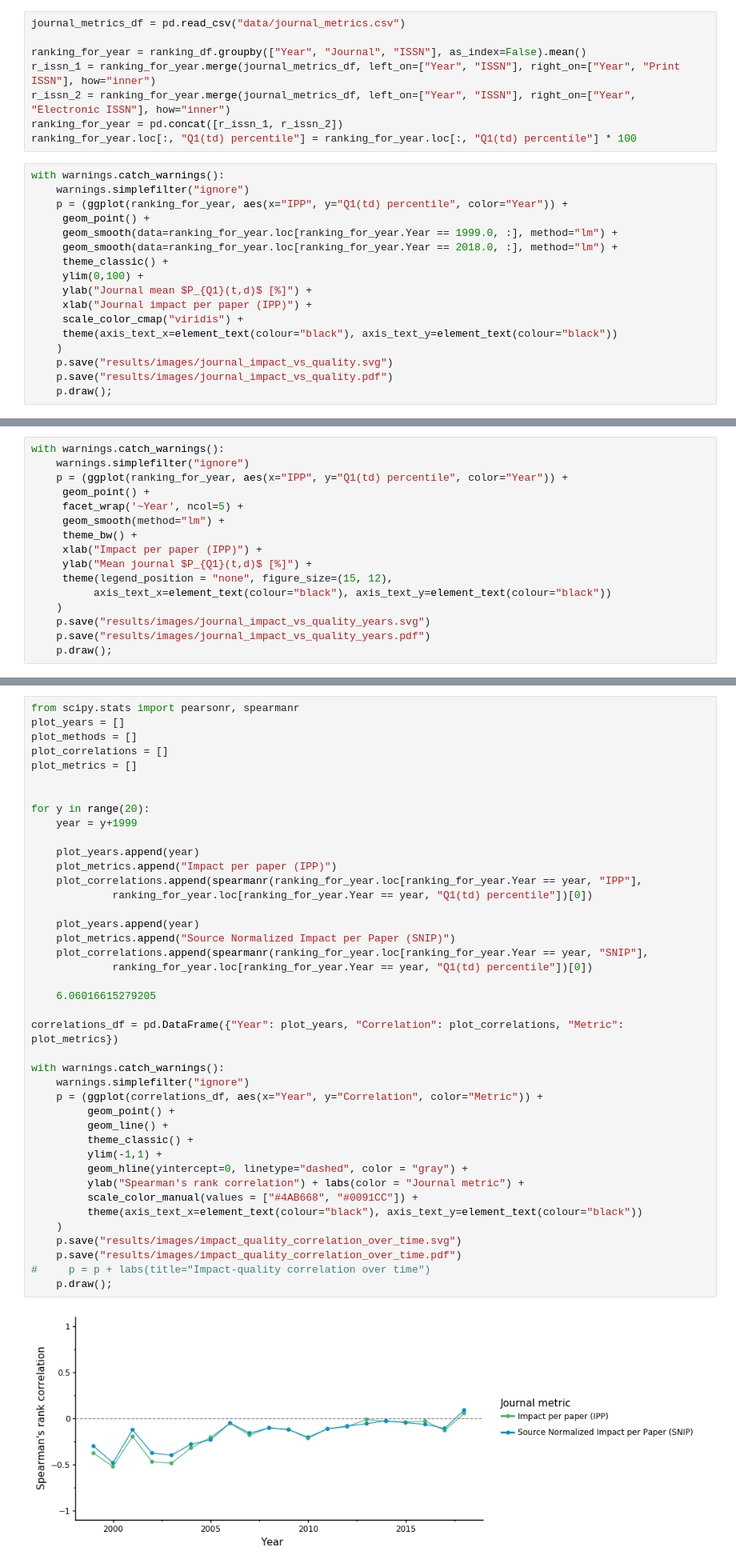
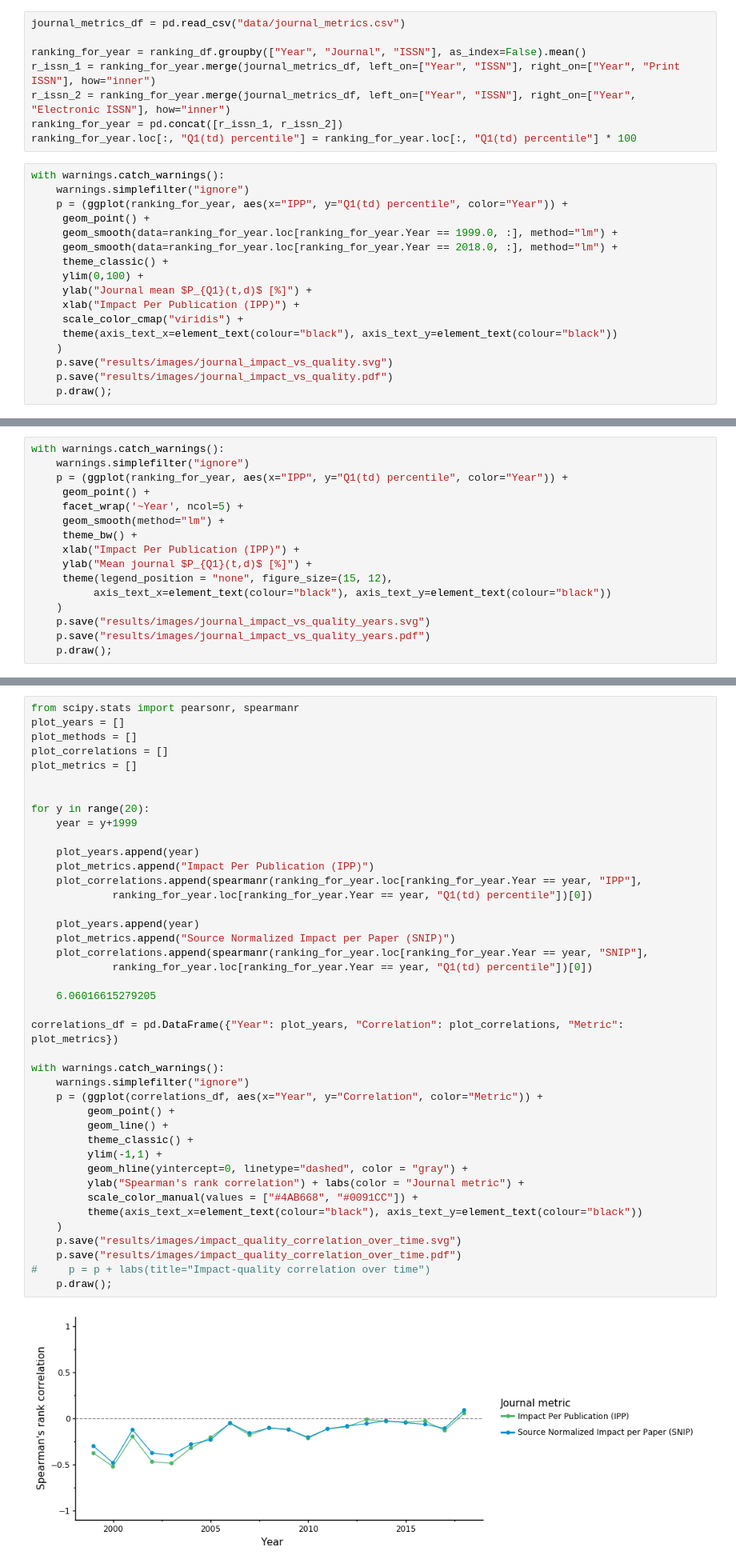
Before and after one commit to dabrze/pdb_structure_quality, a Jupyter notebook: PDB analysis.ipynb, the cells around one changed output, grey strips where cells are left out. Shown at 80% size. Saved outputs shown, nothing was run; the diff lists cells and outputs as text.

```diff
--- a/PDB analysis.ipynb
+++ b/PDB analysis.ipynb
@@ -1110,7 +1110,7 @@ with warnings.catch_warnings():
      theme_classic() +
      ylim(0,100) +
      ylab("Journal mean $P_{Q1}(t,d)$ [%]") +
-     xlab("Journal impact per paper (IPP)") +
+     xlab("Impact Per Publication (IPP)") +
      scale_color_cmap("viridis") +
      theme(axis_text_x=element_text(colour="black"), axis_text_y=element_text(colour="black"))
     )
@@ -1143,7 +1143,7 @@ with warnings.catch_warnings():
      facet_wrap('~Year', ncol=5) +
      geom_smooth(method="lm") +
      theme_bw() +
-     xlab("Impact per paper (IPP)") +
+     xlab("Impact Per Publication (IPP)") +
      ylab("Mean journal $P_{Q1}(t,d)$ [%]") +
      theme(legend_position = "none", figure_size=(15, 12),
           axis_text_x=element_text(colour="black"), axis_text_y=element_text(colour="black"))
@@ -1165,37 +1165,37 @@ for y in range(20):
     year = y+1999
 
     plot_years.append(year)
-    plot_metrics.append("Impact per paper (IPP)")
+    plot_metrics.append("Impact Per Publication (IPP)")
     plot_correlations.append(spearmanr(ranking_for_year.loc[ranking_for_year.Year == year, "IPP"],
              ranking_for_year.loc[ranking_for_year.Year == year, "Q1(td) percentile"])[0])
 
     plot_years.append(year)
     plot_metrics.append("Source Normalized Impact per Paper (SNIP)")
     plot_correlations.append(spearmanr(ranking_for_year.loc[ranking_for_year.Year == year, "SNIP"],
              ranking_for_year.loc[ranking_for_year.Year == year, "Q1(td) percentile"])[0])
 
     6.06016615279205
 
 correlations_df = pd.DataFrame({"Year": plot_years, "Correlation": plot_correlations, "Metric": plot_metrics})
 
 with warnings.catch_warnings():
     warnings.simplefilter("ignore")
     p = (ggplot(correlations_df, aes(x="Year", y="Correlation", color="Metric")) +
          geom_point() +
          geom_line() +
          theme_classic() +
          ylim(-1,1) +
          geom_hline(yintercept=0, linetype="dashed", color = "gray") +
          ylab("Spearman's rank correlation") + labs(color = "Journal metric") +
          scale_color_manual(values = ["#4AB668", "#0091CC"]) +
          theme(axis_text_x=element_text(colour="black"), axis_text_y=element_text(colour="black"))
     )
     p.save("results/images/impact_quality_correlation_over_time.svg")
     p.save("results/images/impact_quality_correlation_over_time.pdf")
 #     p = p + labs(title="Impact-quality correlation over time")
     p.draw();
 # %% [output]
-[figure, old version]
+[figure, new version]
 # %% [markdown]
 ## Rankings over time
 
```
Also changed, not shown: parts of 4 cells of this notebook, 43 other files.
